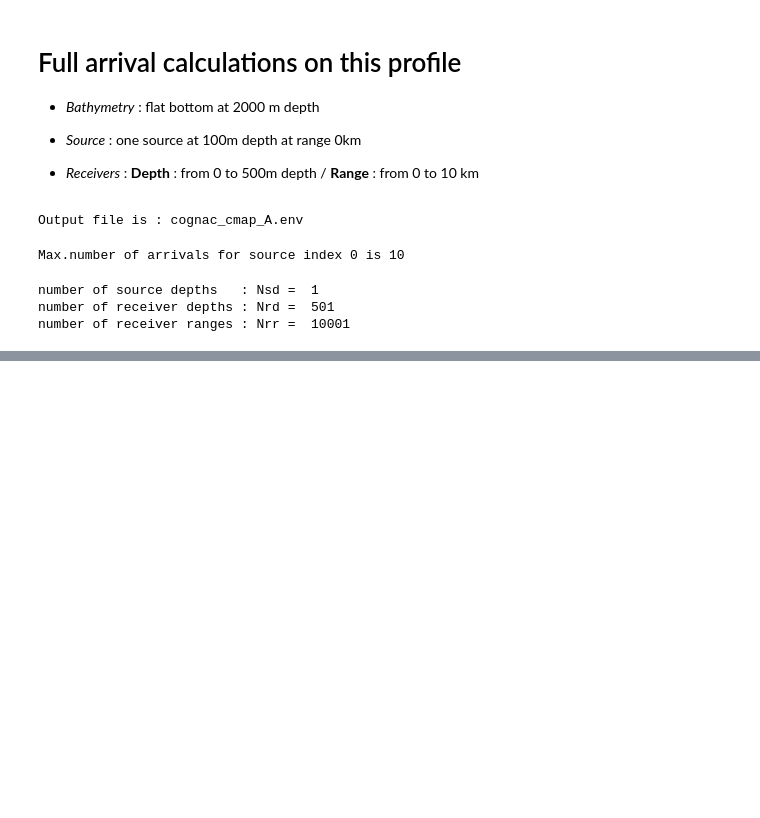
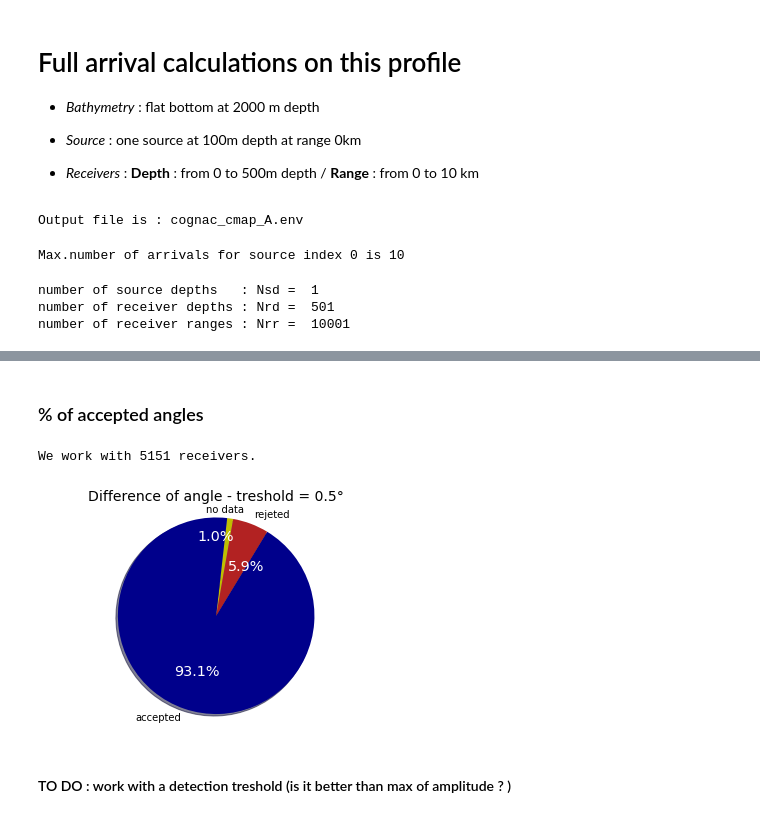
Before and after one commit to ponchama/Cognac_Acoustique, a Jupyter notebook: Bellhop/Celerity_map.ipynb, the cells around one changed output, grey strips where cells are left out. Cells and saved outputs as stored; diff of their text form; code cells hidden in the pictures; blank space fills up the shorter version.

```diff
--- a/Bellhop/Celerity_map.ipynb
+++ b/Bellhop/Celerity_map.ipynb
@@ -80,15 +80,14 @@ dstep = 10      # depth step (here 10m)
 rstep = 100     # range step (here 1km)
 
 DC = np.zeros( (int(Nrr/rstep)+1, int(Nrd/dstep)+1, Nsd) )
+DIFF = np.zeros( (int(Nrr/rstep)+1, int(Nrd/dstep)+1, Nsd) )
 
 for isd1 in range (Nsd):
-    print('source number : ', isd1)
     for ird1 in range (0,Nrd+1,dstep) :
-        print('%d/%d' %(ird1,Nrd))
+        print('ird : %d/%d' %(ird1,Nrd))
         for irr1 in range (0,Nrr+1,rstep) :
             Narr = int(Arr['Narr'][irr1, ird1, isd1])
             if not Narr ==0 :
-
 
                 # Generate .env file E
                 s.params['zmin'] = Pos['r']['depth'][ird1]          # receiver depth (m)
@@ -96,20 +95,15 @@ for isd1 in range (Nsd):
                 s.generate_envfile('mediterrannee', file_env = s.params['name']+'_E.env', \
                                    Issp=issp, SSP_depth_step=50)
 
-
                 # execute bellhop to obtain .ray
-                print('a')
                 subprocess.call(["bellhop.exe", s.params['name']+'_E'])
-                print('b')
 
                 # dictE from s.plotE (with plot=False)
                 dictE = s.plotE (s.params['name']+'_E.ray', plot = False)
 
                 # link between A and E (idx_E)
                 angles_A = Arr['SrcAngle'][irr1, :Narr, ird1, isd1]
-                print("len angles_A", len(angles_A))
                 angles_E = dictE['SrcAngle']
-                print("len angles_E", len(angles_E))
 
                 if len(angles_E) >= len(angles_A) :
                     idx_E = np.zeros_like(angles_A)
@@ -148,12 +142,15 @@ for isd1 in range (Nsd):
                     dc = c_real - c_eq
                     dc_max = dc [np.where(A==np.max(A))][0]
                     DC [int(irr1/rstep), int(ird1/dstep), isd1] = dc_max
-                    print("La diff de célérité pour le max d'amplitude est de %.2f m/s." %dc_max)
-                    print('La différence entre les angles E et A est de %.2e°.' %Diff[np.where(dc==dc_max)][0])
+                    DIFF [int(irr1/rstep), int(ird1/dstep), isd1] = Diff[np.where(dc==dc_max)][0]
+                    #print("La diff de célérité pour le max d'amplitude est de %.2f m/s." %dc_max)
+                    #print('La différence entre les angles E et A est de %.2e°.' %Diff[np.where(dc==dc_max)][0])
 
                 else :
                     DC [int(irr1/rstep), int(ird1/dstep), isd1] = np.NaN
-                    print("Pas de diff de célérité calculée : pas assez de Eigenrays")
+                    DIFF [int(irr1/rstep), int(ird1/dstep), isd1] = np.NaN
+                    #print("Pas de diff de célérité calculée : pas assez de Eigenrays")
             else :
                 DC [int(irr1/rstep), int(ird1/dstep), isd1] = np.NaN
-                print("Pas de diff de célérité calculée : pas d'arrivée")
+                DIFF [int(irr1/rstep), int(ird1/dstep), isd1] = np.NaN
+                #print("Pas de diff de célérité calculée : pas d'arrivée")
@@ -187,0 +186,30 @@ np.save('DC_10m_1km', DC)
+# %% [markdown]
+### % of accepted angles
+# %%
+seuil = 0.5   # diff max acceptée entre les deux angles A et E (°)
+
+tot = np.shape(DC)[0]*np.shape(DC)[1]
+print('We work with %d receivers.' %tot)
+accept = np.shape( np.where(DIFF<=seuil)[0] )[0]
+no_data = np.shape( np.where(DIFF==0)[0] )[0]     # change by ==np.NaN next time
+
+name = ['no data','accepted','rejeted']
+data = [no_data, accept, tot-accept-no_data]
+patches, texts, autotexts = plt.pie(data, labels=name, colors=['y','darkblue','firebrick'], \
+                                    autopct='%1.1f%%', startangle=80, shadow=True)
+for t in autotexts:
+    t.set_color('w')
+    t.set_size('x-large')
+
+autotexts[0].set_position((0.,0.8))
+texts[0].set_position((-0.1,1.08))
+autotexts[2].set_position((0.3,0.5))
+
+plt.axis('equal')
+plt.title ('Difference of angle - treshold = %.1f°' %seuil, fontsize=14)
+plt.show()
+# %% [output]
+We work with 5151 receivers.
+[figure, added]
+# %% [markdown]
+#### TO DO : work with a detection treshold (is it better than max of amplitude ? )
```
Also changed, not shown: parts of 4 cells of this notebook, 2 other files.
